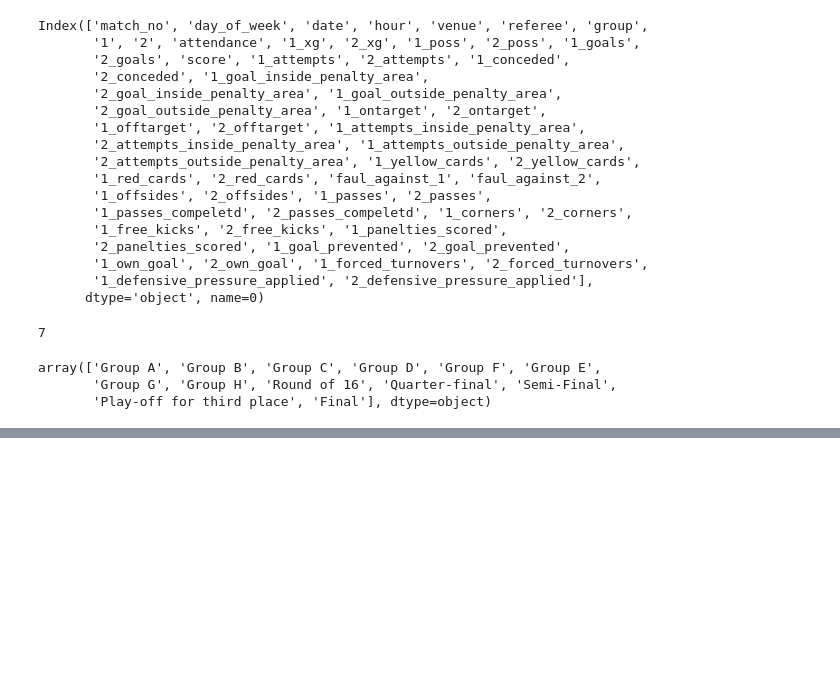
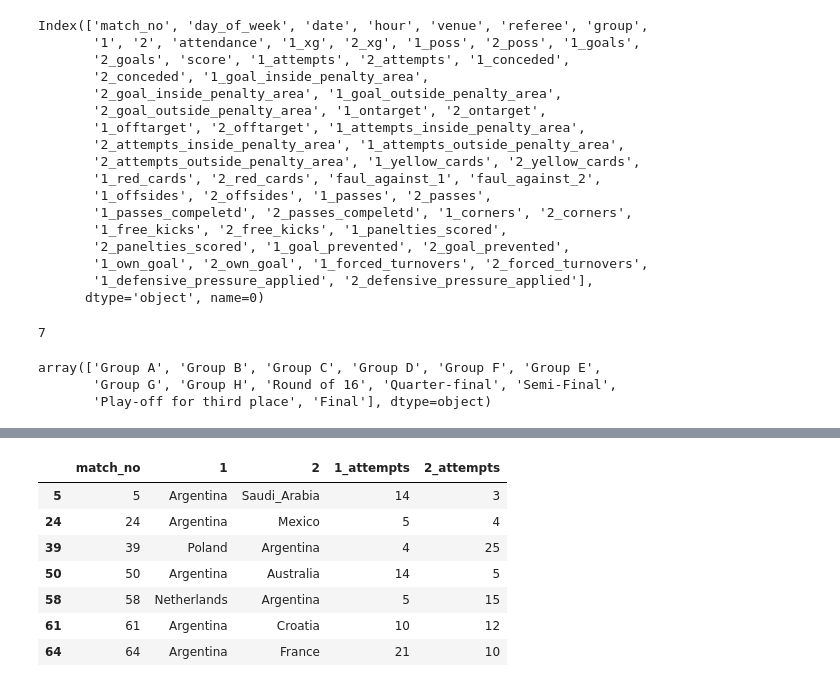
Before and after one commit to lromeror/Group_Slytheryn, a Jupyter notebook: DASHBOARD/assets/datas/FIFA_WORLD_CUP2022.ipynb, the cells around one changed output, grey strips where cells are left out. Saved outputs shown, nothing was run; the diff lists cells and outputs as text; code cells hidden in the pictures; blank space fills up the shorter version.

```diff
--- a/DASHBOARD/assets/datas/FIFA_WORLD_CUP2022.ipynb
+++ b/DASHBOARD/assets/datas/FIFA_WORLD_CUP2022.ipynb
@@ -631,0 +728,21 @@ array(['Group A', 'Group B', 'Group C', 'Group D', 'Group F', 'Group E',
+# %%
+df_match = matches_fifa_wc2022[['match_no','1','2','1_attempts','2_attempts']]
+df_match.replace("Saudi Arabia","Saudi_Arabia",inplace=True)
+df_match = df_match[(df_match['1'] == 'Argentina') | (df_match['2'] == 'Argentina')]
+L=[]
+for x,y,attemps1,attemps2  in zip(df_match['1'],df_match['2'],df_match['1_attempts'],df_match['2_attempts']) :
+    if x == 'Argentina':
+        L.append(attemps1)
+    else:
+        L.append(attemps2)
+df_poss_match = pd.DataFrame(columns=["Match","Goals_attempts"])
+df_poss_match['Match'] =np.arange(1,len(df_match)+1)
+df_poss_match['Goals_attempts'] = L
+df_poss_match['Goals_attempts']=df_poss_match['Goals_attempts'].astype(int)
+
+
+fig2 = go.FigureWidget()
+fig2.add_scatter(x=df_poss_match['Match'],y=df_poss_match['Goals_attempts'])
+fig2.add_bar(x=df_poss_match['Match'],y=df_poss_match['Goals_attempts'])
+fig2
+#Goal attempts of argentina
@@ -631,0 +754,11 @@ array(['Group A', 'Group B', 'Group C', 'Group D', 'Group F', 'Group E',
+# %%
+df_match
+# %% [output]
+|  | match_no | 1 | 2 | 1_attempts | 2_attempts |
+| 5 | 5 | Argentina | Saudi_Arabia | 14 | 3 |
+| 24 | 24 | Argentina | Mexico | 5 | 4 |
+| 39 | 39 | Poland | Argentina | 4 | 25 |
+| 50 | 50 | Argentina | Australia | 14 | 5 |
+| 58 | 58 | Netherlands | Argentina | 5 | 15 |
+| 61 | 61 | Argentina | Croatia | 10 | 12 |
+| 64 | 64 | Argentina | France | 21 | 10 |
```
Also changed, not shown: parts of 16 cells of this notebook.
